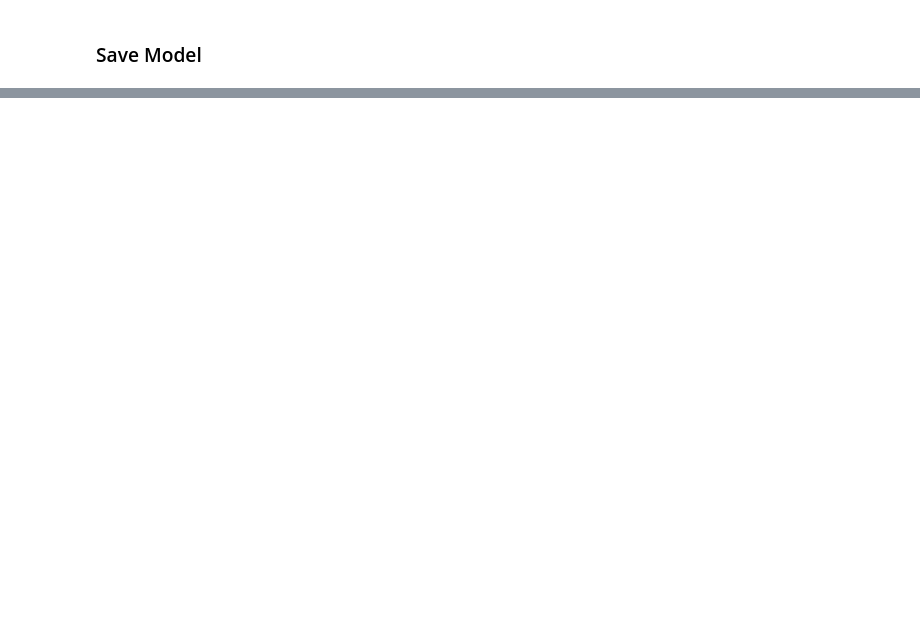
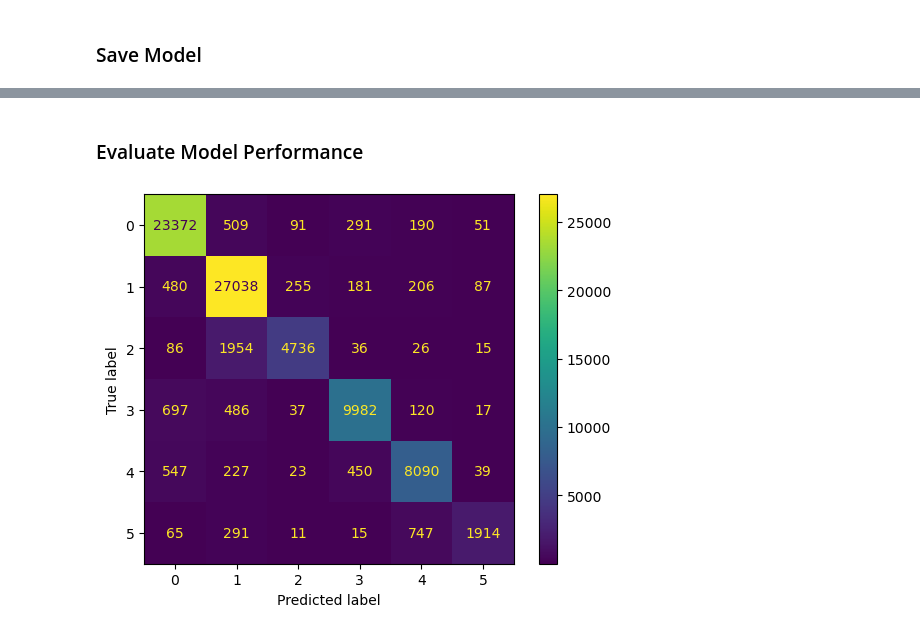
Before and after one commit to BryanEgbert/emotion_classification, a Jupyter notebook: main.ipynb, the cells around one changed output, grey strips where cells are left out. Cells and saved outputs as stored; diff of their text form; code cells hidden in the pictures; blank space fills up the shorter version.

```diff
--- a/main.ipynb
+++ b/main.ipynb
@@ -624,0 +678,2 @@ save_model(fine_tuned_rf, "./fine_tuned_rf_clf.joblib")
+# %%
+catboost_model.fit(X_train, y_train)
@@ -624,0 +703,12 @@ save_model(fine_tuned_rf, "./fine_tuned_rf_clf.joblib")
+# %%
+y_pred = catboost_model.predict(X_test)
+
+print(f"Accuracy: {accuracy_score(y_test, y_pred)}")
+print(f"Macro F1 score: {f1_score(y_test, y_pred, average='macro')}")
+print(f"Macro Recall score: {recall_score(y_test, y_pred, average='macro')}")
+print(f"Macro Precision score: {precision_score(y_test, y_pred, average='macro')}")
+print(f"Micro F1 score: {f1_score(y_test, y_pred, average='micro')}")
+print(f"Micro Recall score: {recall_score(y_test, y_pred, average='micro')}")
+print(f"Micro Precision score: {precision_score(y_test, y_pred, average='micro')}")
+
+classification_report(y_test, y_pred, labels=[0, 1, 2, 3, 4, 5])
@@ -624,0 +726,8 @@ save_model(fine_tuned_rf, "./fine_tuned_rf_clf.joblib")
+# %% [markdown]
+### Evaluate Model Performance
+# %%
+ConfusionMatrixDisplay.from_predictions(y_test, y_pred)
+
+plt.show()
+# %% [output]
+[figure, added]
```
Also changed, not shown: parts of 23 cells of this notebook, 2 other files.
